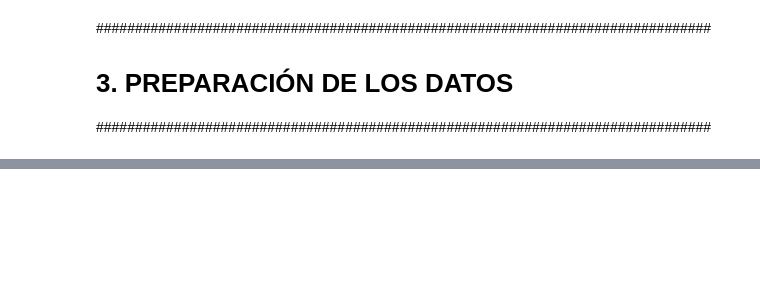
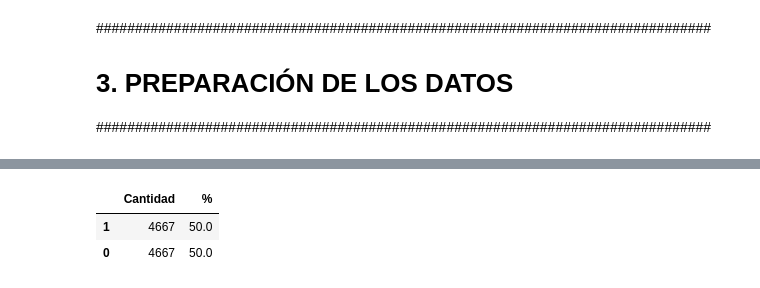
Before and after one commit to PUCP-DA2020-ML/Default-CreditCard, a Jupyter notebook: ProyML_Clasificacion_DefaultCreditCard.ipynb, the cells around one changed output, grey strips where cells are left out. Saved outputs shown, nothing was run; the diff lists cells and outputs as text; code cells hidden in the pictures; blank space fills up the shorter version.

```diff
--- a/ProyML_Clasificacion_DefaultCreditCard.ipynb
+++ b/ProyML_Clasificacion_DefaultCreditCard.ipynb
@@ -661,0 +1005,21 @@ sns.pairplot(df_defcredcard)
+# %%
+from imblearn.over_sampling import SMOTE
+
+smote_valid_t = SMOTE(ratio='minority')
+X_test_smt, y_test_smt = smote_valid_t.fit_sample(X_test, y_test)
+
+columns_x = X_test.columns.to_list()
+columns_y = 'default_payment_next_month'
+
+
+X_test_bal_smt = pd.DataFrame(data = X_test_smt, columns = columns_x)
+y_test_bal_smt = pd.Series(data = y_test_smt, name=columns_y)
+# %%
+#---------------------------------------------------------------------------------
+# Tabla de Contingencia de Variable Objetivo
+#---------------------------------------------------------------------------------
+pd.DataFrame({'Cantidad': y_test_bal_smt.value_counts(), '%': y_test_bal_smt.value_counts(normalize=True) * 100})
+# %% [output]
+|  | Cantidad | % |
+| 1 | 4667 | 50.0 |
+| 0 | 4667 | 50.0 |
```
Also changed, not shown: parts of 67 cells of this notebook.
